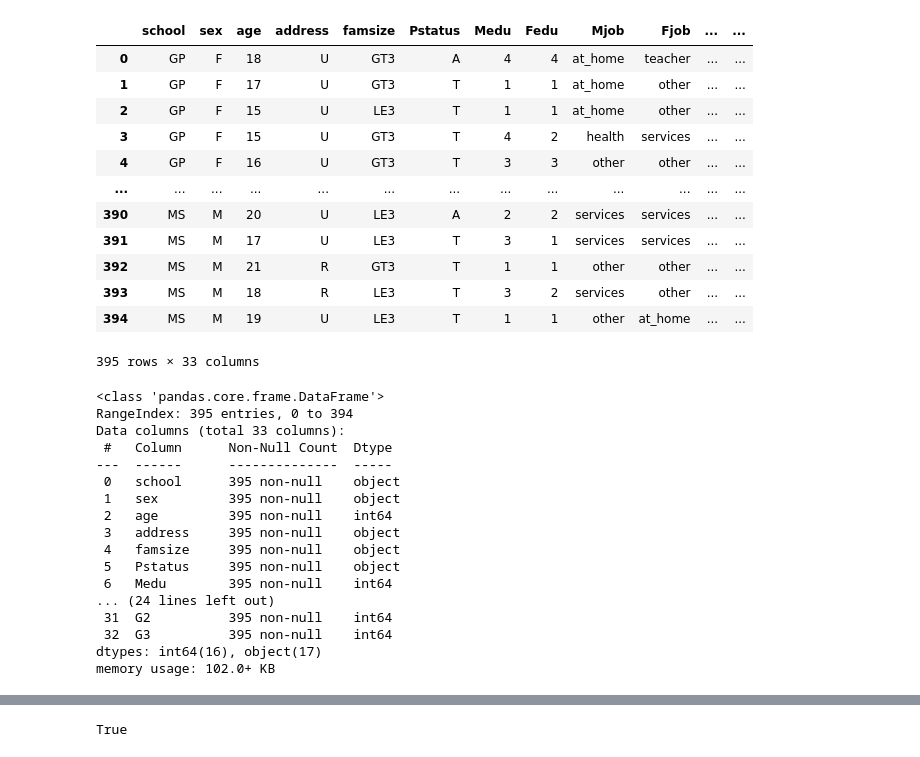
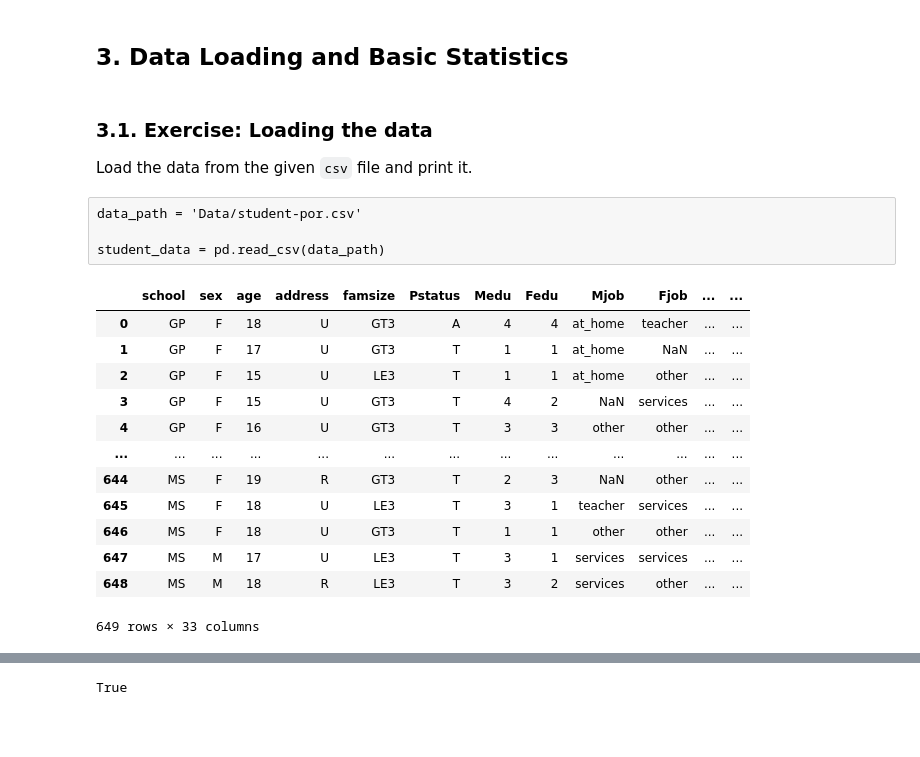
Before and after one commit to ldims/data-analysis, a Jupyter notebook: Exercises.ipynb, the cells around one changed output, grey strips where cells are left out. Drawn from its saved outputs; the diff is of its cells as text; code cells hidden in the pictures; blank space fills up the shorter version.

```diff
--- a/Exercises.ipynb
+++ b/Exercises.ipynb
@@ -57,36 +88,32 @@ orig_data = pd.read_csv('student/student-mat.csv', delimiter=';')
+# %% [markdown]
+## 3. Data Loading and Basic Statistics
+# %% [markdown]
+### 3.1. **Exercise:** Loading the data
+
+Load the data from the given `csv` file and print it.
+# %%
+# your code here
+
+data_path = 'Data/student-por.csv'
+
+student_data = pd.read_csv(data_path)
+# %% [raw]
+data_path = 'Data/student-por.csv'
+
+student_data = pd.read_csv(data_path)
 # %%
-orig_data
+student_data
 # %% [output]
 |  | school | sex | age | address | famsize | Pstatus | Medu | Fedu | Mjob | Fjob | ... | ... |
 | 0 | GP | F | 18 | U | GT3 | A | 4 | 4 | at_home | teacher | ... | ... |
-| 1 | GP | F | 17 | U | GT3 | T | 1 | 1 | at_home | other | ... | ... |
+| 1 | GP | F | 17 | U | GT3 | T | 1 | 1 | at_home | NaN | ... | ... |
 | 2 | GP | F | 15 | U | LE3 | T | 1 | 1 | at_home | other | ... | ... |
-| 3 | GP | F | 15 | U | GT3 | T | 4 | 2 | health | services | ... | ... |
+| 3 | GP | F | 15 | U | GT3 | T | 4 | 2 | NaN | services | ... | ... |
 | 4 | GP | F | 16 | U | GT3 | T | 3 | 3 | other | other | ... | ... |
 | ... | ... | ... | ... | ... | ... | ... | ... | ... | ... | ... | ... | ... |
-| 390 | MS | M | 20 | U | LE3 | A | 2 | 2 | services | services | ... | ... |
-| 391 | MS | M | 17 | U | LE3 | T | 3 | 1 | services | services | ... | ... |
-| 392 | MS | M | 21 | R | GT3 | T | 1 | 1 | other | other | ... | ... |
-| 393 | MS | M | 18 | R | LE3 | T | 3 | 2 | services | other | ... | ... |
-| 394 | MS | M | 19 | U | LE3 | T | 1 | 1 | other | at_home | ... | ... |
+| 644 | MS | F | 19 | R | GT3 | T | 2 | 3 | NaN | other | ... | ... |
+| 645 | MS | F | 18 | U | LE3 | T | 3 | 1 | teacher | services | ... | ... |
+| 646 | MS | F | 18 | U | GT3 | T | 1 | 1 | other | other | ... | ... |
+| 647 | MS | M | 17 | U | LE3 | T | 3 | 1 | services | services | ... | ... |
+| 648 | MS | M | 18 | R | LE3 | T | 3 | 2 | services | other | ... | ... |
-395 rows × 33 columns
+649 rows × 33 columns
-# %%
-orig_data.info()
-# %% [output]
-<class 'pandas.core.frame.DataFrame'>
-RangeIndex: 395 entries, 0 to 394
-Data columns (total 33 columns):
- #   Column      Non-Null Count  Dtype
----  ------      --------------  -----
- 0   school      395 non-null    object
- 1   sex         395 non-null    object
- 2   age         395 non-null    int64
- 3   address     395 non-null    object
- 4   famsize     395 non-null    object
- 5   Pstatus     395 non-null    object
- 6   Medu        395 non-null    int64
-... (24 lines left out)
- 31  G2          395 non-null    int64
- 32  G3          395 non-null    int64
-dtypes: int64(16), object(17)
-memory usage: 102.0+ KB
```
Also changed, not shown: parts of 60 cells of this notebook.
